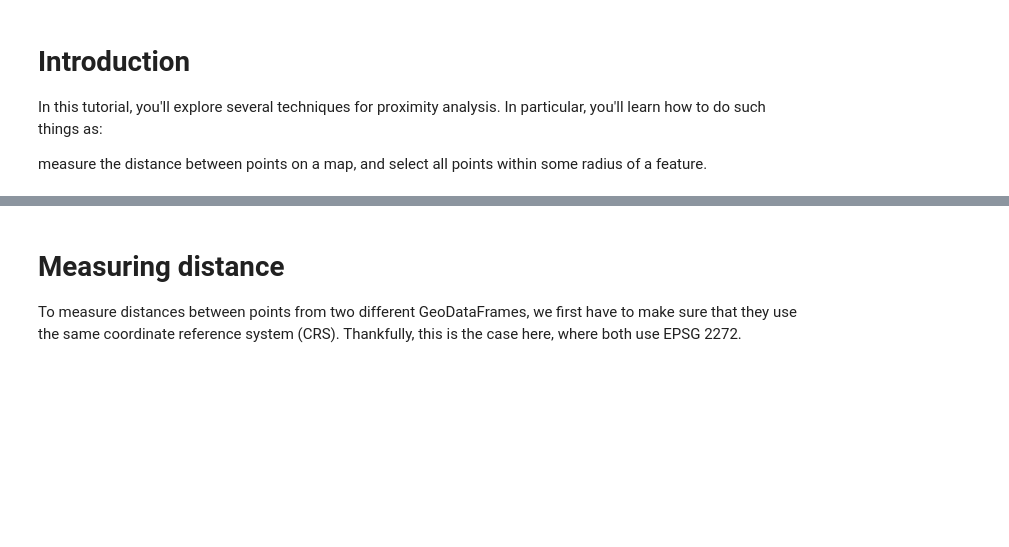
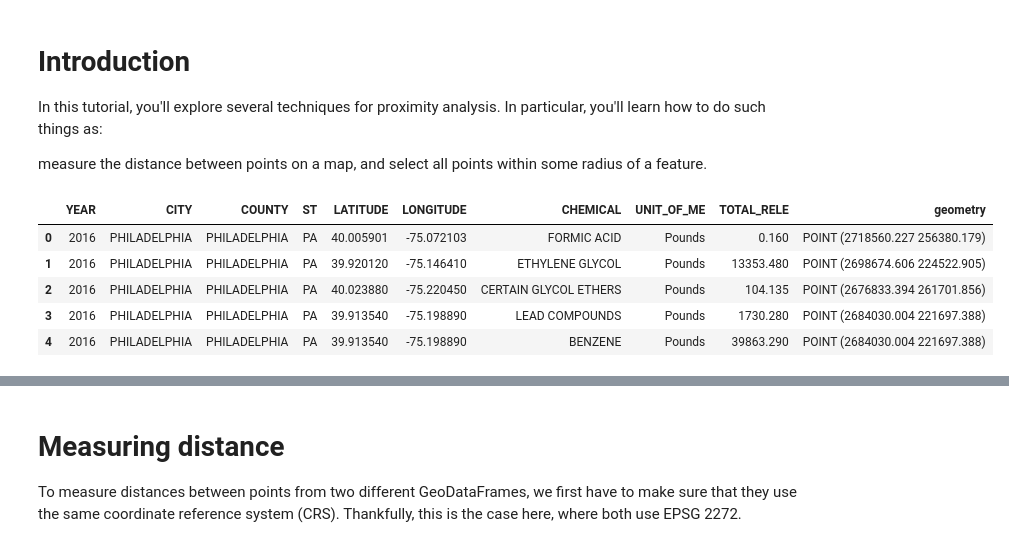
Before and after one commit to kdayeon/kimdayeonblog, a Jupyter notebook: Data/5.Proximity Analysis.ipynb, the cells around one changed output, grey strips where cells are left out. Cells and saved outputs as stored; diff of their text form; code cells hidden in the pictures; blank space fills up the shorter version.

```diff
--- a/Data/5.Proximity Analysis.ipynb
+++ b/Data/5.Proximity Analysis.ipynb
@@ -20,6 +20,13 @@ from folium.plugins import HeatMap
 import pandas as pd
 import geopandas as gpd
 # %%
-releases = gpd.read_file("../input/geospatial-learn-course-data/toxic_release_pennsylvania/toxic_release_pennsylvania/toxic_release_pennsylvania.shp")
+releases = gpd.read_file("D:/archive (1)/toxic_release_pennsylvania/toxic_release_pennsylvania/toxic_release_pennsylvania.shp")
 releases.head()
+# %% [output]
+|  | YEAR | CITY | COUNTY | ST | LATITUDE | LONGITUDE | CHEMICAL | UNIT_OF_ME | TOTAL_RELE | geometry |
+| 0 | 2016 | PHILADELPHIA | PHILADELPHIA | PA | 40.005901 | -75.072103 | FORMIC ACID | Pounds | 0.160 | POINT (2718560.227 256380.179) |
+| 1 | 2016 | PHILADELPHIA | PHILADELPHIA | PA | 39.920120 | -75.146410 | ETHYLENE GLYCOL | Pounds | 13353.480 | POINT (2698674.606 224522.905) |
+| 2 | 2016 | PHILADELPHIA | PHILADELPHIA | PA | 40.023880 | -75.220450 | CERTAIN GLYCOL ETHERS | Pounds | 104.135 | POINT (2676833.394 261701.856) |
+| 3 | 2016 | PHILADELPHIA | PHILADELPHIA | PA | 39.913540 | -75.198890 | LEAD COMPOUNDS | Pounds | 1730.280 | POINT (2684030.004 221697.388) |
+| 4 | 2016 | PHILADELPHIA | PHILADELPHIA | PA | 39.913540 | -75.198890 | BENZENE | Pounds | 39863.290 | POINT (2684030.004 221697.388) |
 # %%
```
Also changed, not shown: parts of 5 cells of this notebook, 11 other files.
